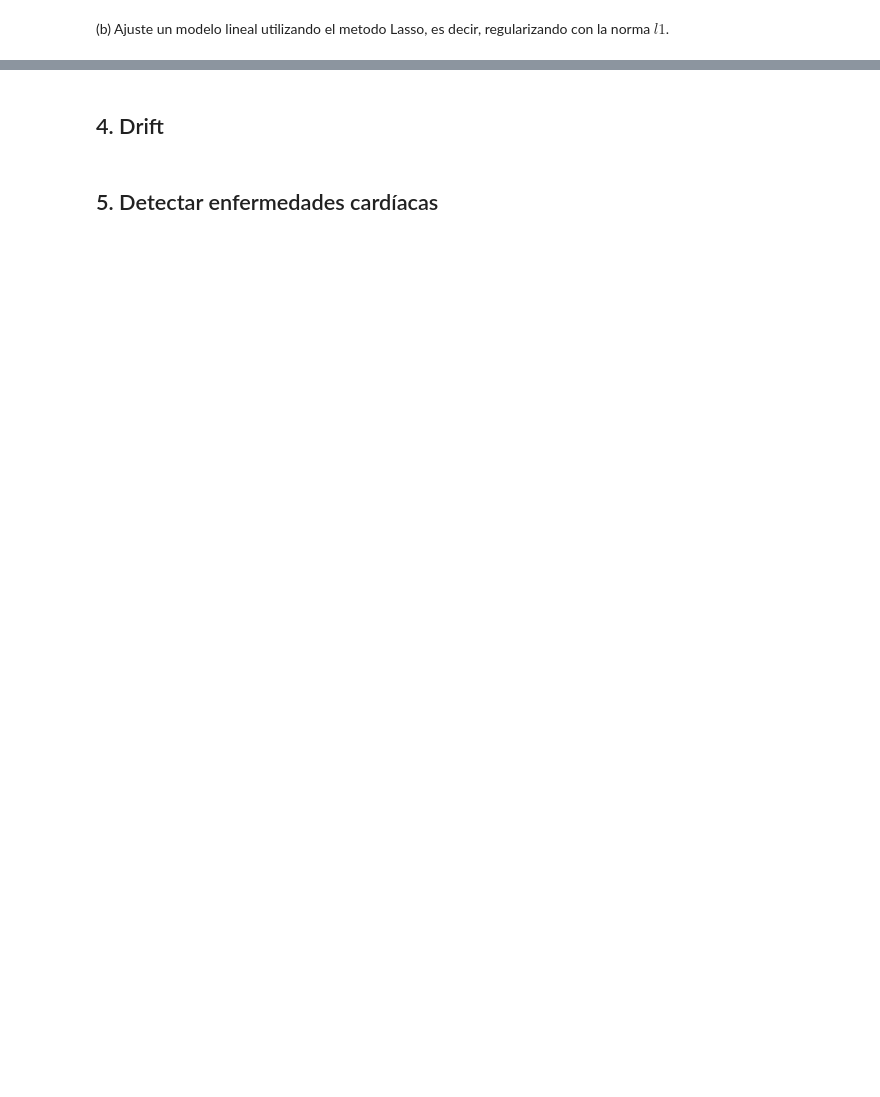
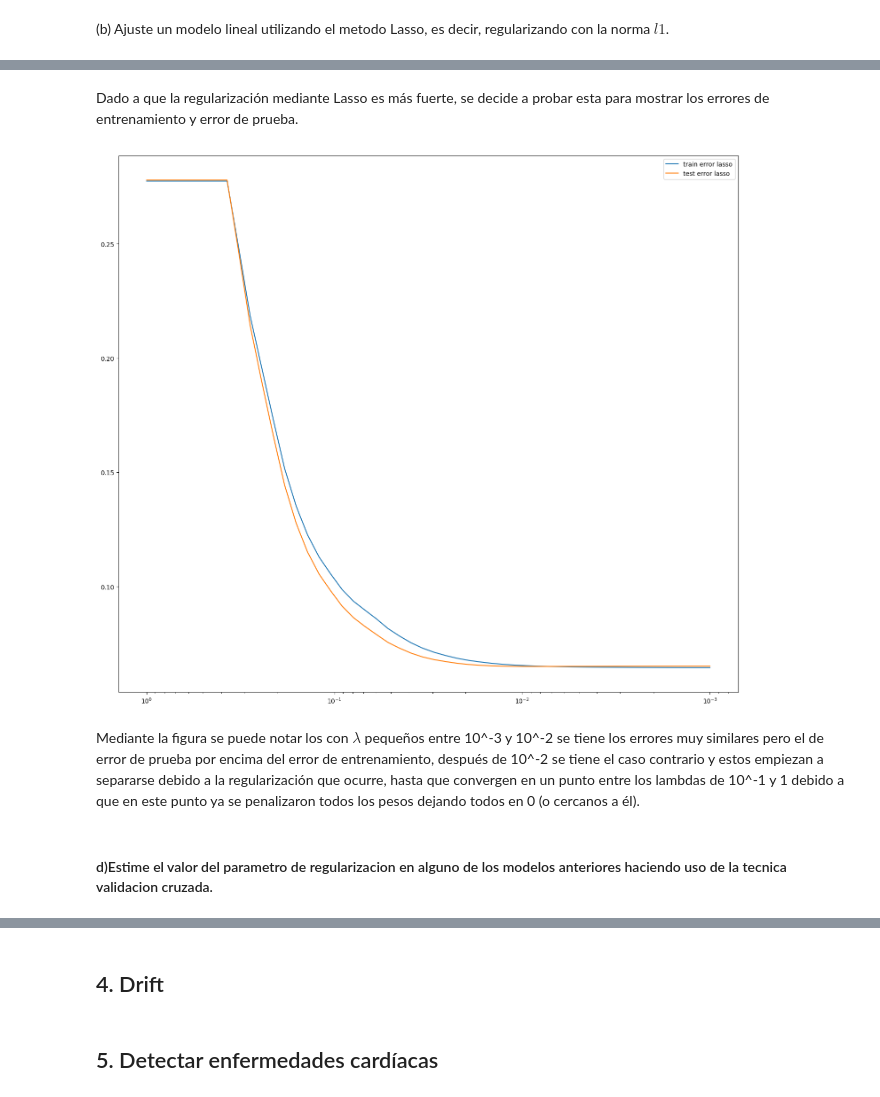
Before and after one commit to Caimapo/MachineLearning2017-02, a Jupyter notebook: Tarea 1 Máquinas de Aprendizaje.ipynb, the cells around one changed output, grey strips where cells are left out. Drawn from its saved outputs; the diff is of its cells as text; code cells hidden in the pictures; blank space fills up the shorter version.

Commit message:
Regularizacion terminada

```diff
--- a/Tarea 1 Máquinas de Aprendizaje.ipynb
+++ b/Tarea 1 Máquinas de Aprendizaje.ipynb
@@ -450,3 +458,34 @@ plt.show()
+# %% [markdown]
+Dado a que la regularización mediante Lasso es más fuerte, se decide a probar esta para mostrar los errores de entrenamiento y error de prueba.
+# %%
+Xtest = X2[np.logical_not(istrain)]
+ytest = y[np.logical_not(istrain)]
+alphas_ = np.logspace(0,-3,base=10)
+coefs = []
+model = Lasso(fit_intercept=True)
+mse_test = []
+mse_train = []
+plt.figure(figsize=(18, 16),dpi= 100)
+for a in alphas_:
+    model.set_params(alpha=a)
+    model.fit(Xtrain, ytrain)
+    yhat_train = model.predict(Xtrain)
+    yhat_test = model.predict(Xtest)
+    mse_train.append(np.mean(np.power(yhat_train - ytrain, 2)))
+    mse_test.append(np.mean(np.power(yhat_test - ytest, 2)))
+ax = plt.gca()
+ax.plot(alphas_,mse_train,label='train error lasso')
+ax.plot(alphas_,mse_test,label='test error lasso')
+plt.legend(loc=1)
+ax.set_xscale('log')
+ax.set_xlim(ax.get_xlim()[::-1])
+plt.show()
+# %% [output]
+[figure, added]
+# %% [markdown]
+Mediante la figura se puede notar los con $\lambda$ pequeños entre 10^-3 y 10^-2 se tiene los errores muy similares pero el de error de prueba por encima del error de entrenamiento, después de 10^-2 se tiene el caso contrario y estos empiezan a separarse debido a la regularización que ocurre, hasta que convergen en un punto entre los lambdas de 10^-1 y 1 debido a que en este punto ya se penalizaron todos los pesos dejando todos en 0 (o cercanos a él).
+# %% [markdown]
+#### d)Estime el valor del parametro de regularizacion en alguno de los modelos anteriores haciendo uso de la tecnica validacion cruzada.
 # %%
 def MSE(y,yhat): return np.mean(np.power(y-yhat,2))
 Xm = Xtrain.as_matrix()
```
Also changed, not shown: parts of 10 cells of this notebook.
